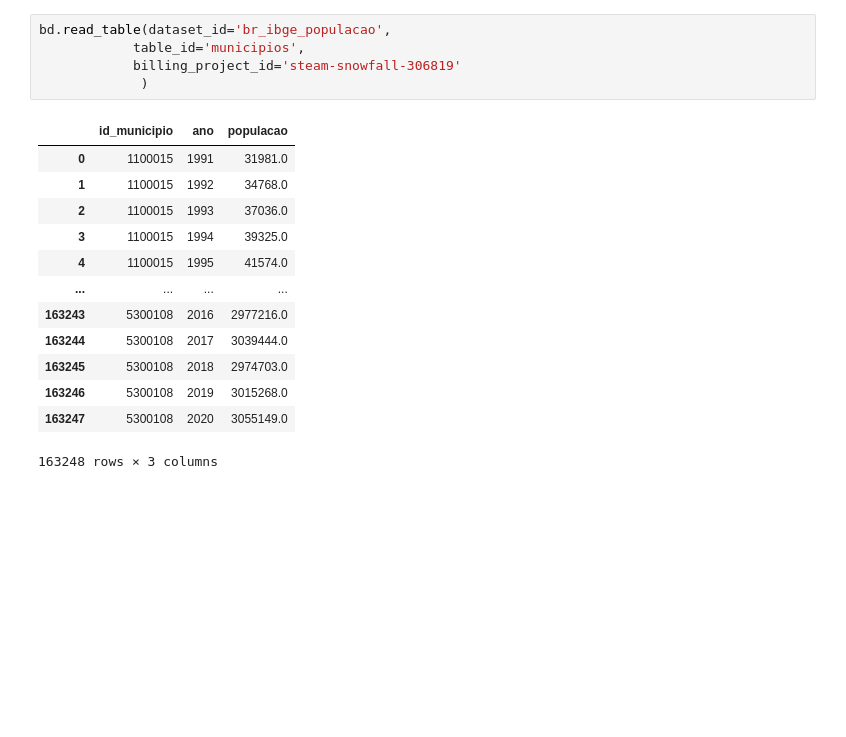
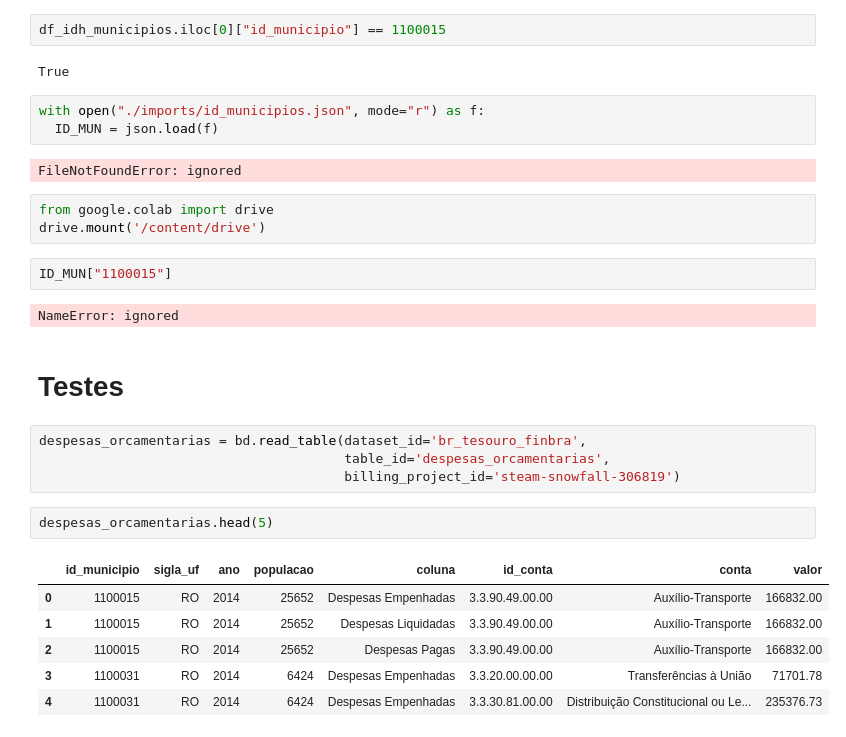
Before and after one commit to UFRJ-Analytica/odd2021, a Jupyter notebook: teste_cliente_basedosdados.ipynb, the cells around one changed output. Drawn from its saved outputs; the diff is of its cells as text; blank space fills up the shorter version.

```diff
--- a/teste_cliente_basedosdados.ipynb
+++ b/teste_cliente_basedosdados.ipynb
@@ -10,19 +101,31 @@ dataset_id:
+# %%
+df_idh_municipios.iloc[0]["id_municipio"] == 1100015
+# %% [output]
+True
+# %%
+with open("./imports/id_municipios.json", mode="r") as f:
+  ID_MUN = json.load(f)
+# %% [output]
+FileNotFoundError: ignored
+# %%
+from google.colab import drive
+drive.mount('/content/drive')
+# %%
+ID_MUN["1100015"]
+# %% [output]
+NameError: ignored
+# %% [markdown]
+# Testes
 # %%
-bd.read_table(dataset_id='br_ibge_populacao',
-            table_id='municipios',
-            billing_project_id='steam-snowfall-306819'
-             )
+despesas_orcamentarias = bd.read_table(dataset_id='br_tesouro_finbra',
+                                       table_id='despesas_orcamentarias',
+                                       billing_project_id='steam-snowfall-306819')
-# %% [output]
-|  | id_municipio | ano | populacao |
-| 0 | 1100015 | 1991 | 31981.0 |
-| 1 | 1100015 | 1992 | 34768.0 |
-| 2 | 1100015 | 1993 | 37036.0 |
-| 3 | 1100015 | 1994 | 39325.0 |
-| 4 | 1100015 | 1995 | 41574.0 |
-| ... | ... | ... | ... |
-| 163243 | 5300108 | 2016 | 2977216.0 |
-| 163244 | 5300108 | 2017 | 3039444.0 |
-| 163245 | 5300108 | 2018 | 2974703.0 |
-| 163246 | 5300108 | 2019 | 3015268.0 |
-| 163247 | 5300108 | 2020 | 3055149.0 |
-163248 rows × 3 columns
+# %%
+despesas_orcamentarias.head(5)
+# %% [output]
+|  | id_municipio | sigla_uf | ano | populacao | coluna | id_conta | conta | valor |
+| 0 | 1100015 | RO | 2014 | 25652 | Despesas Empenhadas | 3.3.90.49.00.00 | Auxílio-Transporte | 166832.00 |
+| 1 | 1100015 | RO | 2014 | 25652 | Despesas Liquidadas | 3.3.90.49.00.00 | Auxílio-Transporte | 166832.00 |
+| 2 | 1100015 | RO | 2014 | 25652 | Despesas Pagas | 3.3.90.49.00.00 | Auxílio-Transporte | 166832.00 |
+| 3 | 1100031 | RO | 2014 | 6424 | Despesas Empenhadas | 3.3.20.00.00.00 | Transferências à União | 71701.78 |
+| 4 | 1100031 | RO | 2014 | 6424 | Despesas Empenhadas | 3.3.30.81.00.00 | Distribuição Constitucional ou Le... | 235376.73 |
```
Also changed, not shown: parts of 12 cells of this notebook.
